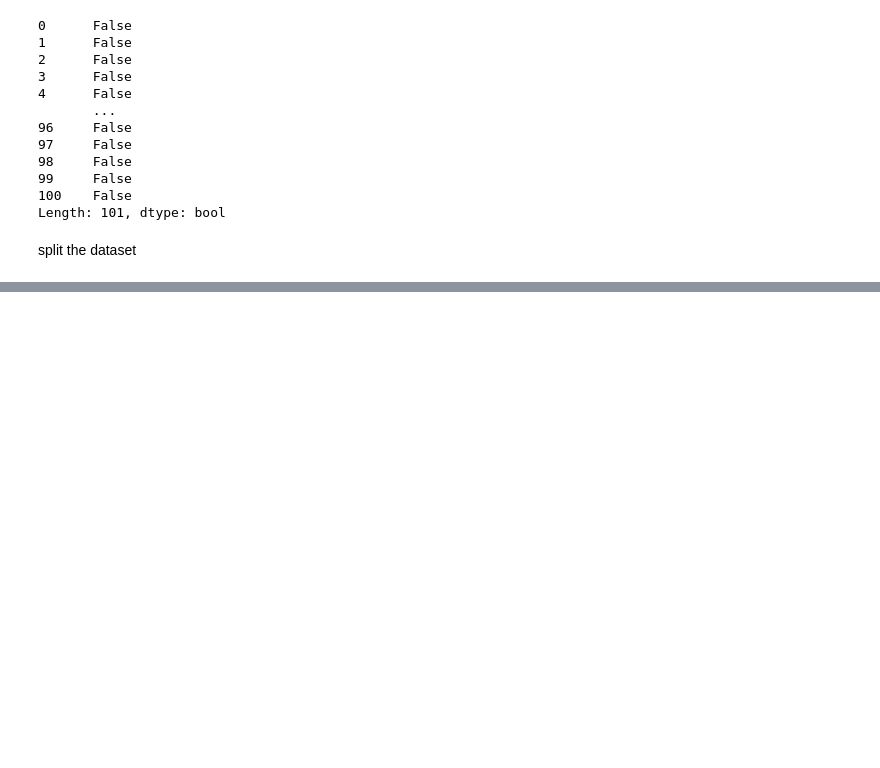
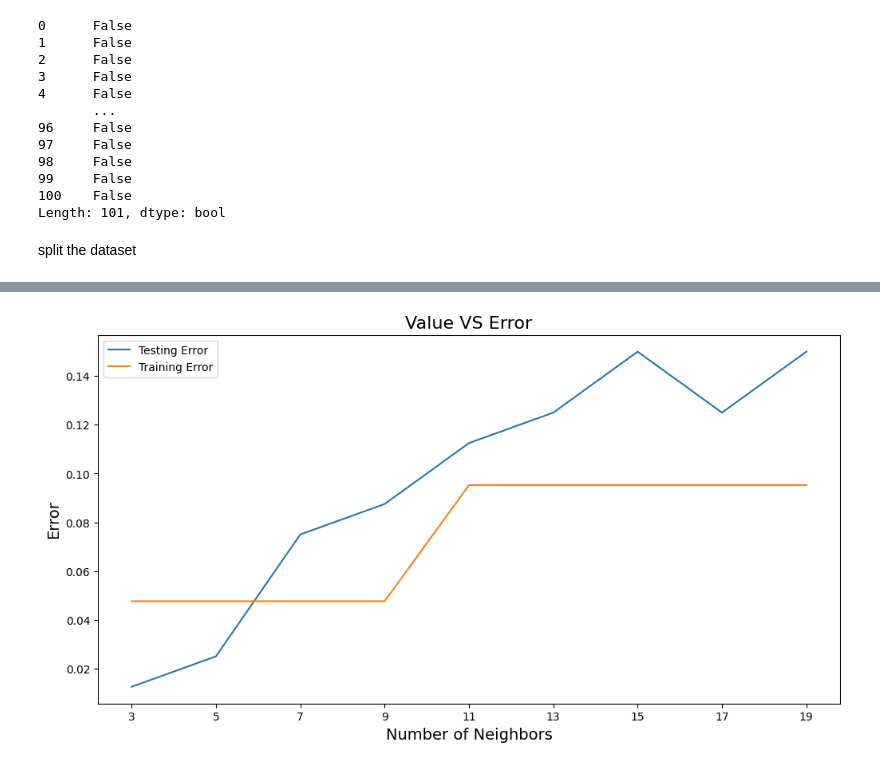
Before and after one commit to kjghfnxggdgbvg/kjghfnxggdgbvg, a Jupyter notebook: knn_assignment1.ipynb, the cells around one changed output, grey strips where cells are left out. Cells and saved outputs as stored; diff of their text form; code cells hidden in the pictures; blank space fills up the shorter version.

```diff
--- a/knn_assignment1.ipynb
+++ b/knn_assignment1.ipynb
@@ -211,0 +204,25 @@ plt.show()
+# %%
+error1= []
+error2= []
+k_range = [i for i in range(3,21,2)]
+for k in k_range:
+    knn= KNeighborsClassifier(n_neighbors=k)
+    knn.fit(X_train,y_train)
+    y_pred1= knn.predict(X_train)
+    y_pred1 = y_pred1.reshape(80,1)
+    error1.append(np.mean(y_train!= y_pred1))
+    y_pred2= knn.predict(X_test)
+    y_pred2 = y_pred2.reshape(21,1)
+    error2.append(np.mean(y_test!= y_pred2))
+
+plt.figure(figsize=[12,6])
+plt.plot(k_range, error1, label = 'Testing Error')
+plt.plot(k_range, error2, label = 'Training Error')
+plt.legend()
+plt.title('Value VS Error', fontsize = 16)
+plt.xlabel('Number of Neighbors', fontsize = 14)
+plt.ylabel('Error', fontsize = 14)
+plt.xticks(k_range)
+plt.show()
+# %% [output]
+[figure, added]
```
Also changed, not shown: parts of 40 cells of this notebook.
